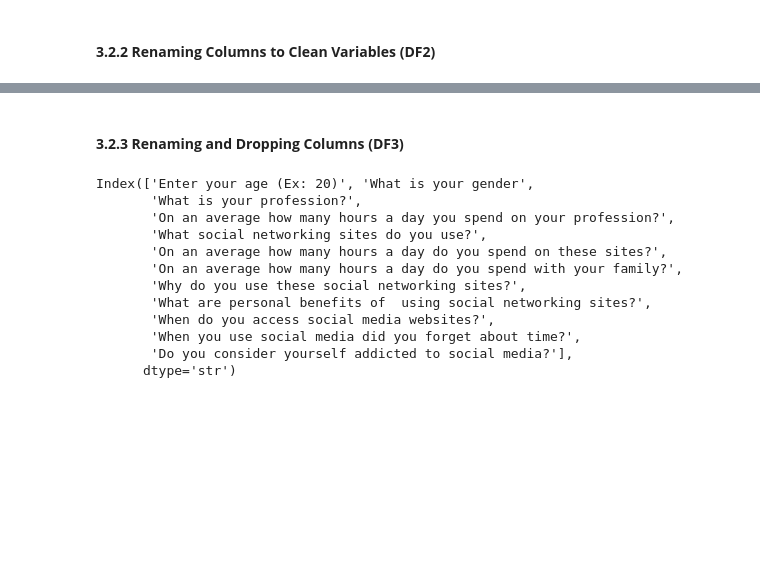
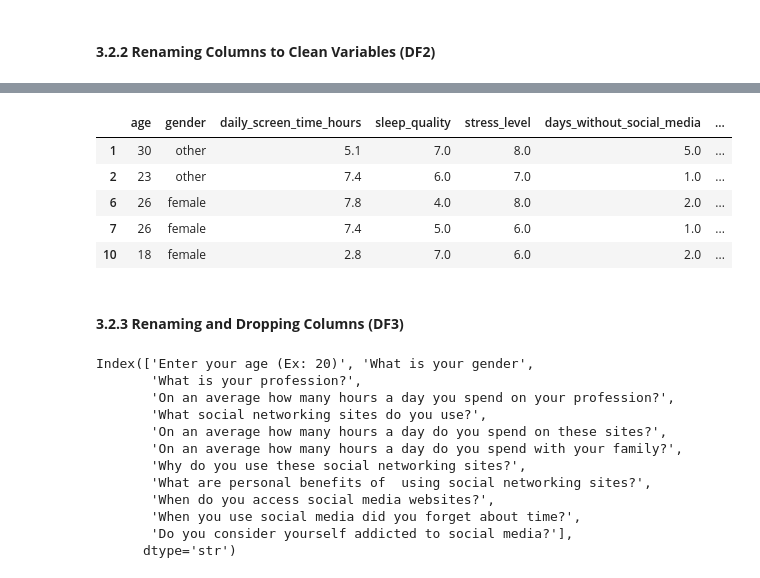
Before and after one commit to klyckman/CSMODEL, a Jupyter notebook: notebooks/Kodiak_Knowers_Notebook.ipynb, the cells around one changed output, grey strips where cells are left out. Saved outputs shown, nothing was run; the diff lists cells and outputs as text; code cells hidden in the pictures; blank space fills up the shorter version.

```diff
--- a/notebooks/Kodiak_Knowers_Notebook.ipynb
+++ b/notebooks/Kodiak_Knowers_Notebook.ipynb
@@ -128,0 +146,5 @@ df2_clean['source_dataset'] = 'Mental_Health_and_Social_Media_Balance_Dataset.cs
+# %%
+df2_clean['source_dataset'] = 'Mental_Health_and_Social_Media_Balance_Dataset.csv'
+
+# Remove the respondent ID because it is not analytically useful for the research question.
+df2_clean = df2_clean.drop(columns=['user_id'])
@@ -129,3 +153,38 @@ df2_clean['source_dataset'] = 'Mental_Health_and_Social_Media_Balance_Dataset.cs
+# %%
+# Columns that should be numeric.
+numeric_cols = [
+    'age',
+    'daily_screen_time_hours',
+    'sleep_quality',
+    'stress_level',
+    'days_without_social_media',
+    'exercise_frequency_week',
+    'happiness_index'
+]
+
+# Convert numeric-looking columns into actual numeric data types that can be used for later analysis and code.
+# Invalid values, if there are any, become NaN for easier missing-value checking.
+for col in numeric_cols:
+    df2_clean[col] = pd.to_numeric(df2_clean[col], errors='coerce')
+# %%
+# Standardize text values for consistency.
+df2_clean['gender'] = df2_clean['gender'].astype(str).str.strip().str.lower()
+df2_clean['primary_social_media_platform'] = df2_clean['primary_social_media_platform'].astype(str).str.strip()
+
+# Filter the DF to only contain Young Adults.
+df2_clean = df2_clean[
+    (df2_clean['age'] >= 18) &
+    (df2_clean['age'] <= 30)
+].copy()
+# %%
+df2_clean.head()
+# %% [output]
+|  | age | gender | daily_screen_time_hours | sleep_quality | stress_level | days_without_social_media | ... |
+| 1 | 30 | other | 5.1 | 7.0 | 8.0 | 5.0 | ... |
+| 2 | 23 | other | 7.4 | 6.0 | 7.0 | 1.0 | ... |
+| 6 | 26 | female | 7.8 | 4.0 | 8.0 | 2.0 | ... |
+| 7 | 26 | female | 7.4 | 5.0 | 6.0 | 1.0 | ... |
+| 10 | 18 | female | 2.8 | 7.0 | 6.0 | 2.0 | ... |
 # %% [markdown]
 #### **3.2.3 Renaming and Dropping Columns (DF3)**
 # %%
```
Also changed, not shown: parts of 6 cells of this notebook.
